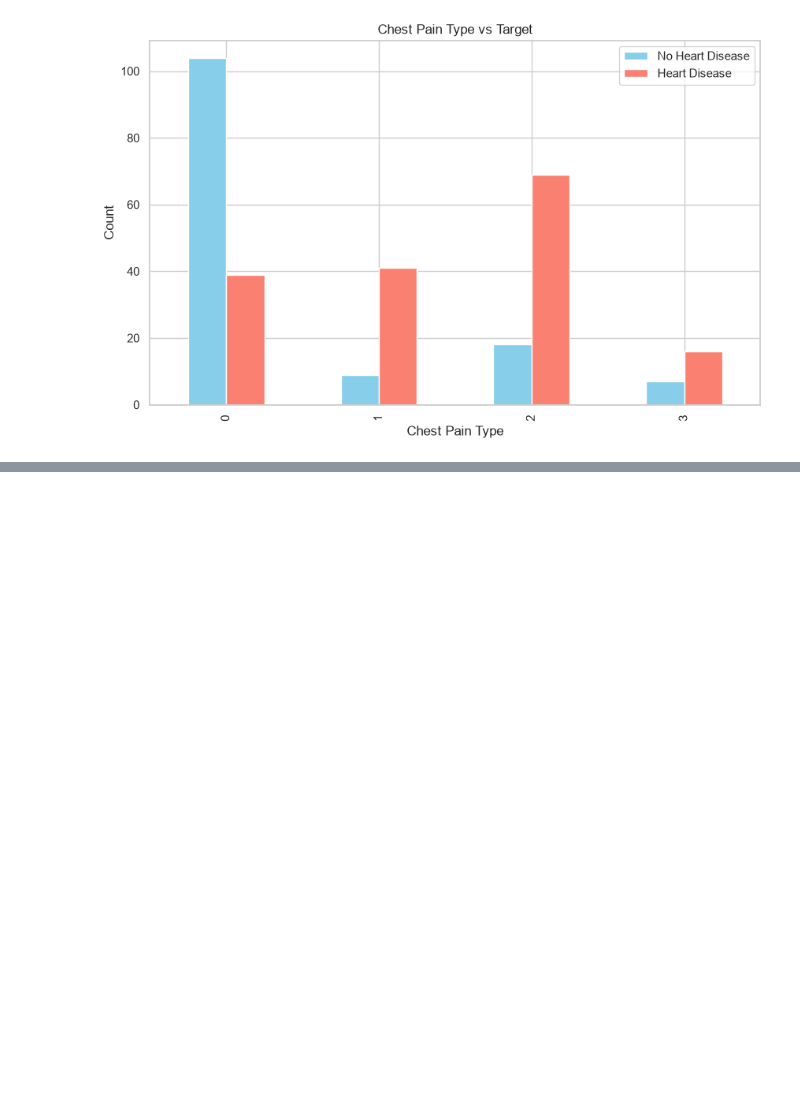
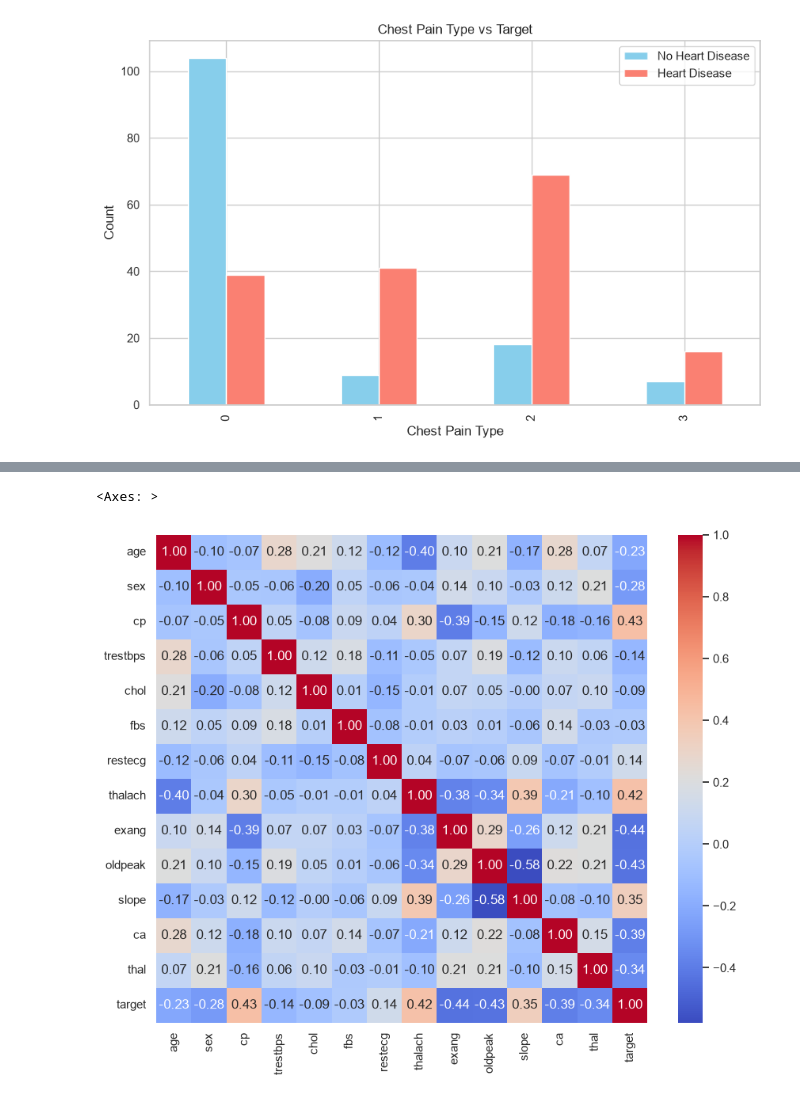
Before and after one commit to bmg1mike/heart-disease-prediction, a Jupyter notebook: src/heart_disease_project/main.ipynb, the cells around one changed output, grey strips where cells are left out. Saved outputs shown, nothing was run; the diff lists cells and outputs as text; code cells hidden in the pictures; blank space fills up the shorter version.

```diff
--- a/src/heart_disease_project/main.ipynb
+++ b/src/heart_disease_project/main.ipynb
@@ -180,0 +200,6 @@ plt.show()
+# %%
+
+sns.heatmap(dataset.corr(), annot=True, cmap="coolwarm", fmt=".2f")
+# %% [output]
+<Axes: >
+[figure, added]
```
Also changed, not shown: parts of 1 cell of this notebook.
